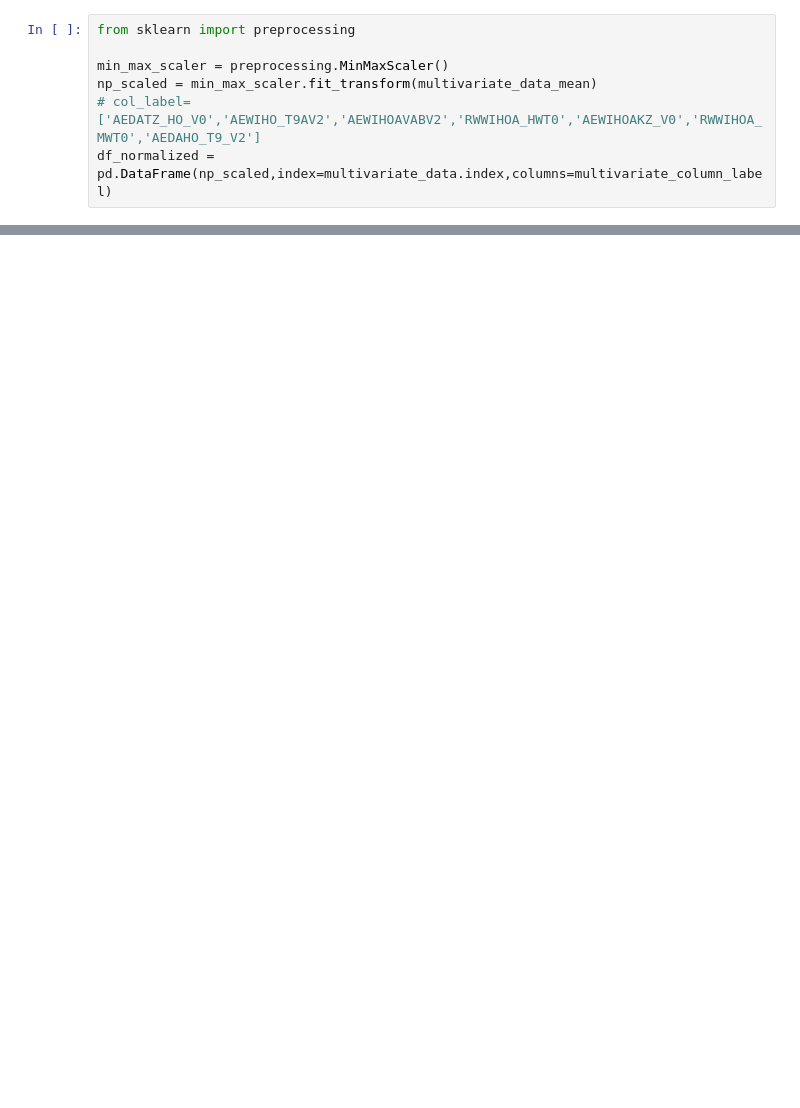
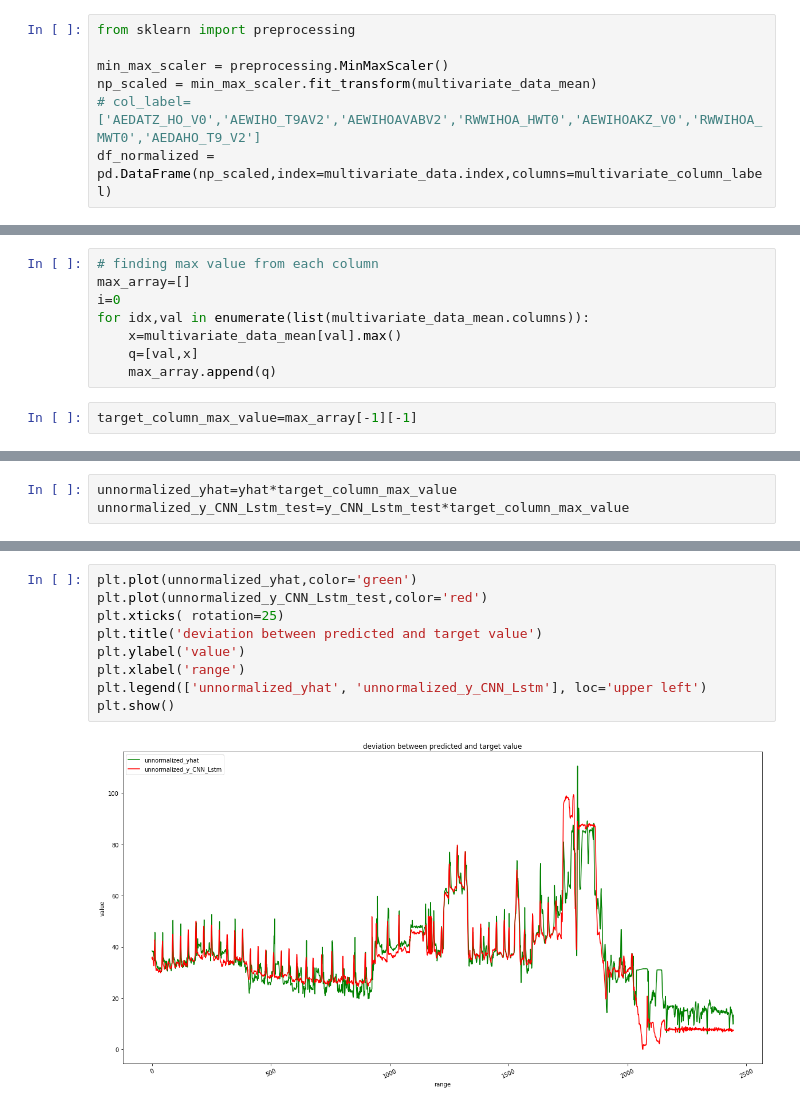
Before and after one commit to atifkarim/Time-Series-Forecasting-Using-Machine-Learning-Algorithm, a Jupyter notebook: CNN_LSTM.ipynb, the cells around one changed output, grey strips where cells are left out. Saved outputs shown, nothing was run; the diff lists cells and outputs as text; blank space fills up the shorter version.

```diff
--- a/CNN_LSTM.ipynb
+++ b/CNN_LSTM.ipynb
@@ -148,0 +275,10 @@ Number of Elements for training:  22049
+# %%
+# finding max value from each column
+max_array=[]
+i=0
+for idx,val in enumerate(list(multivariate_data_mean.columns)):
+    x=multivariate_data_mean[val].max()
+    q=[val,x]
+    max_array.append(q)
+# %%
+target_column_max_value=max_array[-1][-1]
@@ -148,0 +289,3 @@ Number of Elements for training:  22049
+# %%
+unnormalized_yhat=yhat*target_column_max_value
+unnormalized_y_CNN_Lstm_test=y_CNN_Lstm_test*target_column_max_value
@@ -148,0 +303,11 @@ Number of Elements for training:  22049
+# %%
+plt.plot(unnormalized_yhat,color='green')
+plt.plot(unnormalized_y_CNN_Lstm_test,color='red')
+plt.xticks( rotation=25)
+plt.title('deviation between predicted and target value')
+plt.ylabel('value')
+plt.xlabel('range')
+plt.legend(['unnormalized_yhat', 'unnormalized_y_CNN_Lstm'], loc='upper left')
+plt.show()
+# %% [output]
+[figure, added]
```
Also changed, not shown: parts of 23 cells of this notebook.
